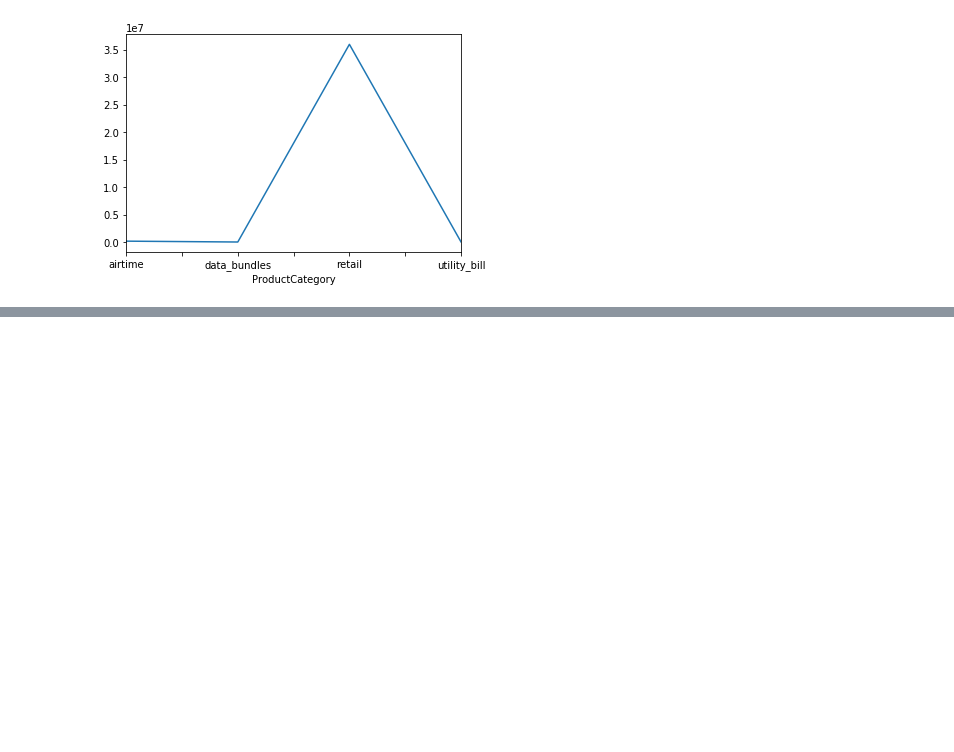
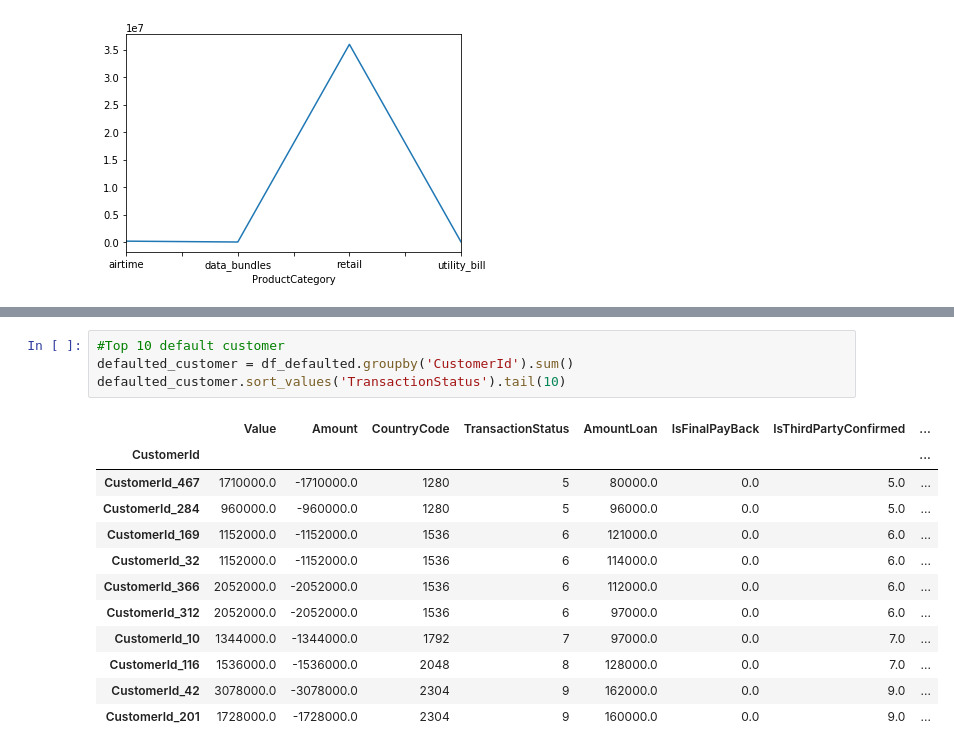
Before and after one commit to H-u-g-o/Credit-Score, a Jupyter notebook: Credit Score.ipynb, the cells around one changed output, grey strips where cells are left out. Drawn from its saved outputs; the diff is of its cells as text; blank space fills up the shorter version.

Commit message:
Adding top 10 most defautled customer and comments

```diff
--- a/Credit Score.ipynb
+++ b/Credit Score.ipynb
@@ -160,0 +163,17 @@ g.map(sns.barplot, "TransactionStatus", "Value");
+# %%
+#Top 10 default customer
+defaulted_customer = df_defaulted.groupby('CustomerId').sum()
+defaulted_customer.sort_values('TransactionStatus').tail(10)
+# %% [output]
+|  | Value | Amount | CountryCode | TransactionStatus | AmountLoan | IsFinalPayBack | IsThirdPartyConfirmed | ... |
+| CustomerId |  |  |  |  |  |  |  | ... |
+| CustomerId_467 | 1710000.0 | -1710000.0 | 1280 | 5 | 80000.0 | 0.0 | 5.0 | ... |
+| CustomerId_284 | 960000.0 | -960000.0 | 1280 | 5 | 96000.0 | 0.0 | 5.0 | ... |
+| CustomerId_169 | 1152000.0 | -1152000.0 | 1536 | 6 | 121000.0 | 0.0 | 6.0 | ... |
+| CustomerId_32 | 1152000.0 | -1152000.0 | 1536 | 6 | 114000.0 | 0.0 | 6.0 | ... |
+| CustomerId_366 | 2052000.0 | -2052000.0 | 1536 | 6 | 112000.0 | 0.0 | 6.0 | ... |
+| CustomerId_312 | 2052000.0 | -2052000.0 | 1536 | 6 | 97000.0 | 0.0 | 6.0 | ... |
+| CustomerId_10 | 1344000.0 | -1344000.0 | 1792 | 7 | 97000.0 | 0.0 | 7.0 | ... |
+| CustomerId_116 | 1536000.0 | -1536000.0 | 2048 | 8 | 128000.0 | 0.0 | 7.0 | ... |
+| CustomerId_42 | 3078000.0 | -3078000.0 | 2304 | 9 | 162000.0 | 0.0 | 9.0 | ... |
+| CustomerId_201 | 1728000.0 | -1728000.0 | 2304 | 9 | 160000.0 | 0.0 | 9.0 | ... |
```
Also changed, not shown: parts of 2 cells of this notebook.
